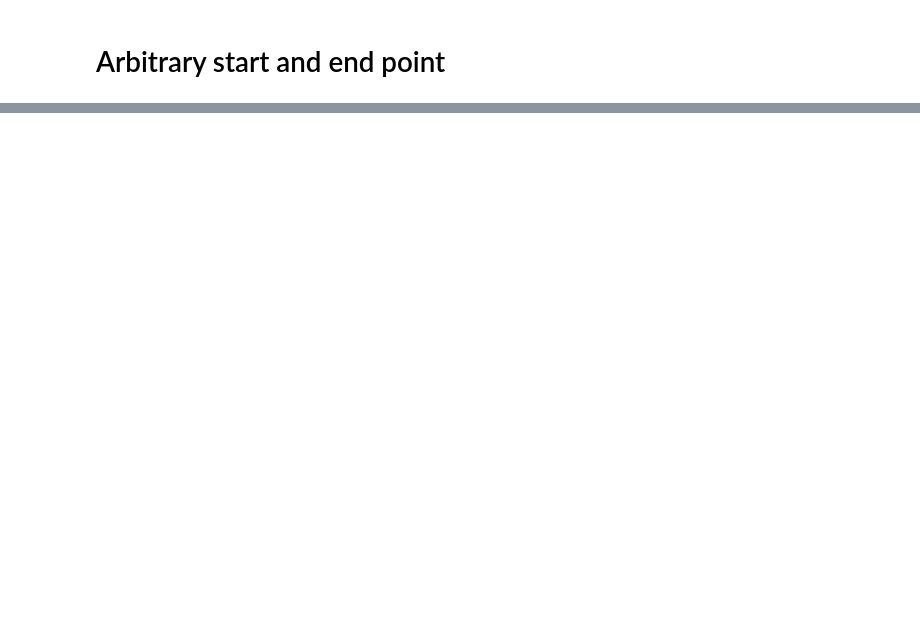
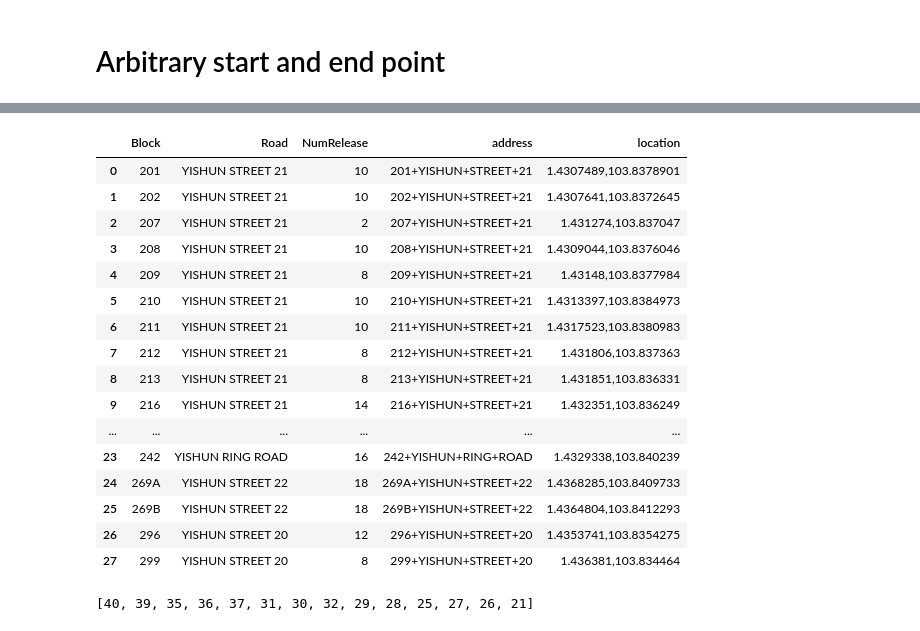
Before and after one commit to kitcatkai/wolbachia, a Jupyter notebook: wolbachia optimization-cy.ipynb, the cells around one changed output, grey strips where cells are left out. Cells and saved outputs as stored; diff of their text form; code cells hidden in the pictures; blank space fills up the shorter version.

```diff
--- a/wolbachia optimization-cy.ipynb
+++ b/wolbachia optimization-cy.ipynb
@@ -274,10 +433,12 @@ def print_readable_solution(data, manager, routing, solution):
+# %%
+current_time_matrix = time_matrix_5min
 # %%
 """Solve the CVRP problem."""
 # Instantiate the data problem.
 """Stores the data for the problem."""
 data = {}
-data['distance_matrix'] = time_matrix
-data['num_vehicles'] = 5
+data['distance_matrix'] = current_time_matrix
+data['num_vehicles'] = 6
 data['depot'] = 37
 
 # Create the routing index manager.
@@ -322,7 +483,7 @@ solution = routing.SolveWithParameters(search_parameters)
 
 # Print solution on console.
 if solution:
-    print_readable_solution(data, manager, routing, solution)
+    print_readable_solution(data, manager, routing, solution, time_matrix=current_time_matrix)
 #     print_solution(data, manager, routing, solution)
 # %% [output]
 Route for vehicle 0:
@@ -378,7 +541,7 @@ Route for vehicle 4:
 # Arbitrary start and end point
 # %%
 new_time_matrix = np.zeros((85, 85))
-new_time_matrix[:84,:84] = time_matrix
+new_time_matrix[:84,:84] = time_matrix_10min
 # %%
 """Solve the CVRP problem."""
 # Instantiate the data problem.
@@ -493,0 +659,2 @@ Route for vehicle 5:
+# %%
+current_time_matrix = time_matrix_10min
@@ -493,0 +778,24 @@ Route for vehicle 5:
+# %%
+df_tmp
+# %% [output]
+|  | Block | Road | NumRelease | address | location |
+| 0 | 201 | YISHUN STREET 21 | 10 | 201+YISHUN+STREET+21 | 1.4307489,103.8378901 |
+| 1 | 202 | YISHUN STREET 21 | 10 | 202+YISHUN+STREET+21 | 1.4307641,103.8372645 |
+| 2 | 207 | YISHUN STREET 21 | 2 | 207+YISHUN+STREET+21 | 1.431274,103.837047 |
+| 3 | 208 | YISHUN STREET 21 | 10 | 208+YISHUN+STREET+21 | 1.4309044,103.8376046 |
+| 4 | 209 | YISHUN STREET 21 | 8 | 209+YISHUN+STREET+21 | 1.43148,103.8377984 |
+| 5 | 210 | YISHUN STREET 21 | 10 | 210+YISHUN+STREET+21 | 1.4313397,103.8384973 |
+| 6 | 211 | YISHUN STREET 21 | 10 | 211+YISHUN+STREET+21 | 1.4317523,103.8380983 |
+| 7 | 212 | YISHUN STREET 21 | 8 | 212+YISHUN+STREET+21 | 1.431806,103.837363 |
+| 8 | 213 | YISHUN STREET 21 | 8 | 213+YISHUN+STREET+21 | 1.431851,103.836331 |
+| 9 | 216 | YISHUN STREET 21 | 14 | 216+YISHUN+STREET+21 | 1.432351,103.836249 |
+| ... | ... | ... | ... | ... | ... |
+| 23 | 242 | YISHUN RING ROAD | 16 | 242+YISHUN+RING+ROAD | 1.4329338,103.840239 |
+| 24 | 269A | YISHUN STREET 22 | 18 | 269A+YISHUN+STREET+22 | 1.4368285,103.8409733 |
+| 25 | 269B | YISHUN STREET 22 | 18 | 269B+YISHUN+STREET+22 | 1.4364804,103.8412293 |
+| 26 | 296 | YISHUN STREET 20 | 12 | 296+YISHUN+STREET+20 | 1.4353741,103.8354275 |
+| 27 | 299 | YISHUN STREET 20 | 8 | 299+YISHUN+STREET+20 | 1.436381,103.834464 |
+# %%
+max_route
+# %% [output]
+[40, 39, 35, 36, 37, 31, 30, 32, 29, 28, 25, 27, 26, 21]
```
Also changed, not shown: parts of 14 cells of this notebook, 1 other file.
